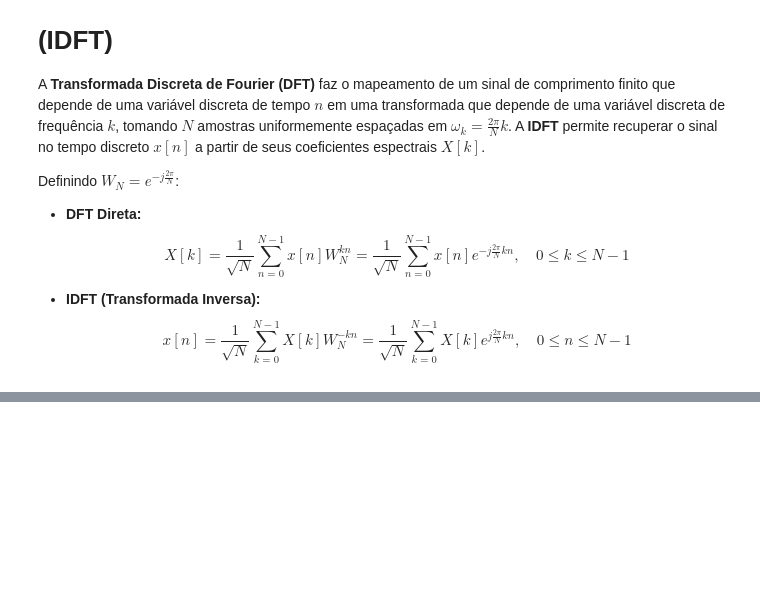
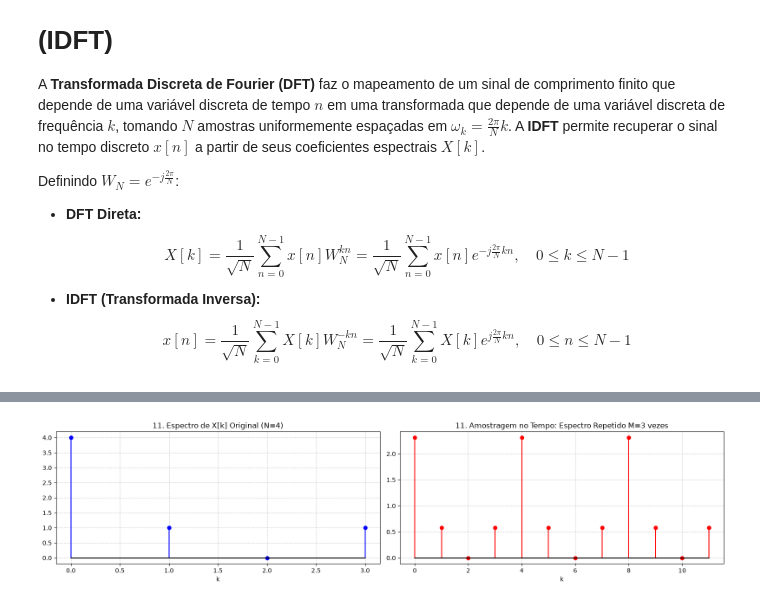
Before and after one commit to Salvinolucas/Capacitacao-em-Processamento-Digital-de-Sinais, a Jupyter notebook: ATV02.ipynb, the cells around one changed output, grey strips where cells are left out. Cells and saved outputs as stored; diff of their text form; code cells hidden in the pictures; blank space fills up the shorter version.

```diff
--- a/ATV02.ipynb
+++ b/ATV02.ipynb
@@ -97,0 +514,79 @@ ParseException: Expected end of text, found '$'  (at char 18), (line:1, col:19)
+# %%
+# =====================================================================
+# 11. Amostragem no tempo (Repetição espectral)
+# =====================================================================
+M = 3
+x_curto = np.array([1.0, 2.0, 3.0, 2.0])
+X_curto = DFT(x_curto)
+
+# Inserindo M-1 zeros entre as amostras
+x_expandido = np.zeros(len(x_curto) * M)
+x_expandido[::M] = x_curto
+X_expandido = DFT(x_expandido)
+
+print("="*90)
+print("PROPRIEDADE 11: AMOSTRAGEM NO TEMPO (EXPANSÃO POR ZEROS)")
+print("Conclusão: Ao inserir M-1 zeros entre as amostras do sinal no domínio do tempo, o eixo")
+print("de frequência sofre uma compressão, fazendo com que o espectro original X[k] apareça")
+print("repetido M vezes no domínio da frequência. O gráfico da direita mostra claramente")
+print("a forma de onda da esquerda repetida 3 vezes.")
+print("="*90)
+
+fig11, axs11 = plt.subplots(1, 2, figsize=(16, 4))
+
+axs11[0].stem(np.abs(X_curto), linefmt="b-", markerfmt="bo", basefmt="k-")
+axs11[0].set_title("11. Espectro de X[k] Original (N=4)")
+axs11[0].set_xlabel("k")
+axs11[0].grid(True, linestyle="--", alpha=0.6)
+
+axs11[1].stem(np.abs(X_expandido), linefmt="r-", markerfmt="ro", basefmt="k-")
+axs11[1].set_title(f"11. Amostragem no Tempo: Espectro Repetido M={M} vezes")
+axs11[1].set_xlabel("k")
+axs11[1].grid(True, linestyle="--", alpha=0.6)
+
+plt.tight_layout()
+plt.show()
+
+# =====================================================================
+# 12. Amostragem na frequência (Zero-padding)
+# =====================================================================
+x_base = np.array([2.0, 3.0, 1.5, 1.0, 1.5, 2.0])  # L = 6 amostras
+x_zp8 = np.pad(x_base, (0, 8 - len(x_base)), "constant")  # N = 8
+x_zp32 = np.pad(x_base, (0, 32 - len(x_base)), "constant")  # N = 32
+
+# DTFT Contínua para referência visual do "contorno"
+w_cont = np.linspace(0, 2 * np.pi, 400, endpoint=False)
+DTFT_cont = np.array([np.sum(x_base * np.exp(-1j * w * np.arange(len(x_base)))) for w in w_cont])
+
+X_zp8 = DFT(x_zp8)
+X_zp32 = DFT(x_zp32)
+
+print("\n" + "="*90)
+print("PROPRIEDADE 12: AMOSTRAGEM NA FREQUÊNCIA (ZERO-PADDING)")
+print("Conclusão: Quanto maior é o número de zeros acrescentados ao sinal no tempo (zero-padding),")
+print("mais a DFT se parece com a sua transformada de Fourier de tempo contínuo (DTFT)].")
+print("Isso ocorre devido ao maior número de amostras tomadas no intervalo].")
+print("Com N=8 (esquerda), a DFT não tem resolução suficiente para identificar os dois picos].")
+print("Elevando N para 32 (direita), a inserção de zeros funciona como uma interpolação na frequência,")
+print("revelando a silhueta da DTFT e os picos perfeitamente delineados].")
+print("="*90)
+
+fig12, axs12 = plt.subplots(1, 2, figsize=(16, 4))
+
+axs12[0].plot(w_cont, np.abs(DTFT_cont), "k--", alpha=0.5, label="$|X(e^{j\\omega})|$ (DTFT)")
+axs12[0].stem(np.arange(8) * 2 * np.pi / 8, np.abs(X_zp8) * np.sqrt(8), linefmt="g-", markerfmt="go", basefmt="k-", label="DFT (N=8)")
+axs12[0].set_title("12. Zero-Padding (L=6 -> N=8): Baixa Resolução")
+axs12[0].set_xlabel("Frequência (rad/amostra)")
+axs12[0].legend()
+axs12[0].grid(True, linestyle="--", alpha=0.6)
+
+axs12[1].plot(w_cont, np.abs(DTFT_cont), "k--", alpha=0.5, label="$|X(e^{j\\omega})|$ (DTFT)")
+axs12[1].stem(np.arange(32) * 2 * np.pi / 32, np.abs(X_zp32) * np.sqrt(32), linefmt="m-", markerfmt="mo", basefmt="k-", label="DFT (N=32)")
+axs12[1].set_title("12. Zero-Padding (L=6 -> N=32): Alta Resolução Interpolada")
+axs12[1].set_xlabel("Frequência (rad/amostra)")
+axs12[1].legend()
+axs12[1].grid(True, linestyle="--", alpha=0.6)
+
+plt.tight_layout()
+plt.show()
+# %% [output]
@@ -97,0 +600 @@ ParseException: Expected end of text, found '$'  (at char 18), (line:1, col:19)
+[figure, added]
```
Also changed, not shown: parts of 12 cells of this notebook.
